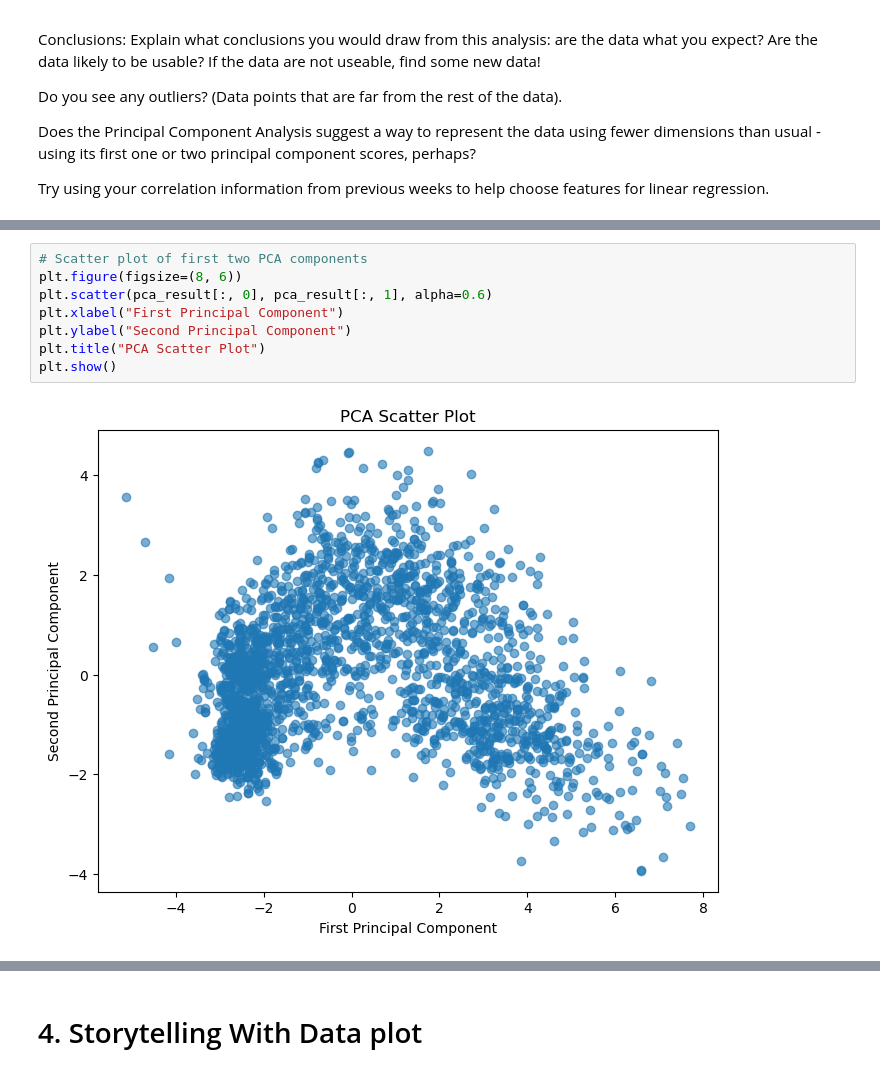
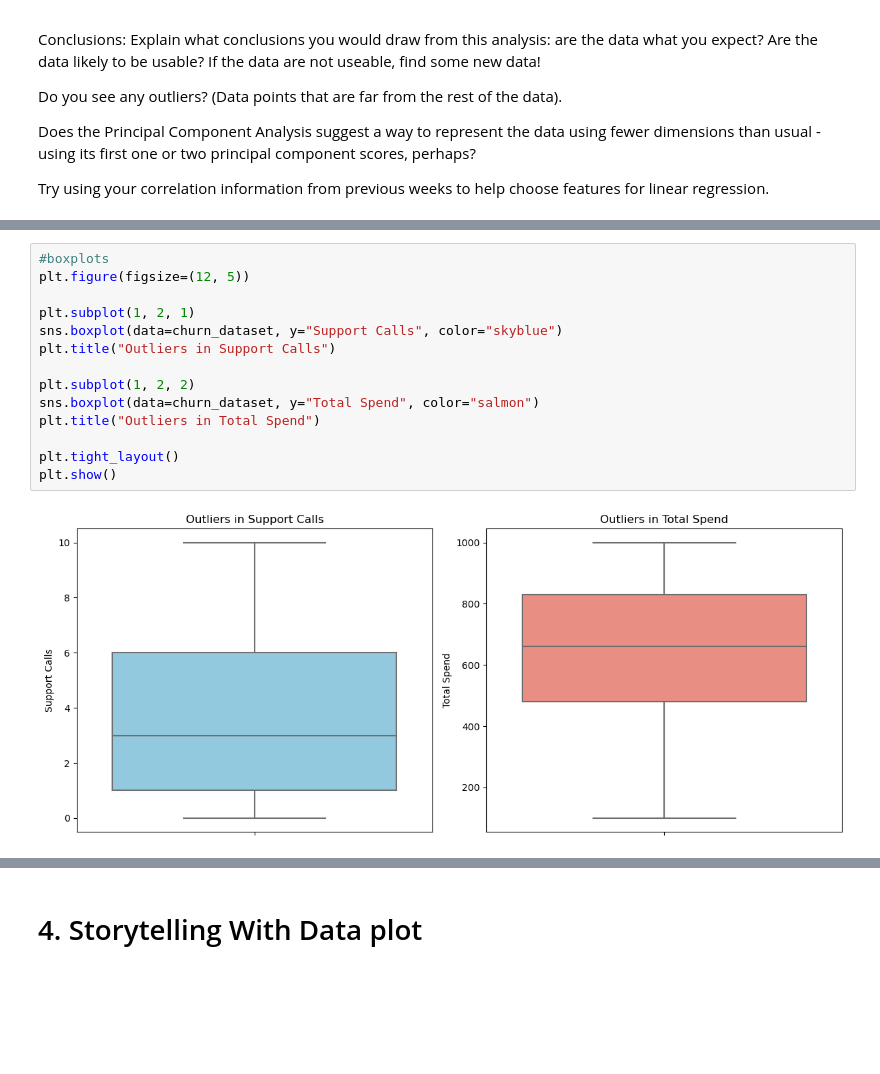
Before and after one commit to JakeOrionBU/milestone-3-hw, a Jupyter notebook: Week 9/OMDS-ModB2-Week9-Alvarez-Jake.ipynb, the cells around one changed output, grey strips where cells are left out. Drawn from its saved outputs; the diff is of its cells as text; blank space fills up the shorter version.

```diff
--- a/Week 9/OMDS-ModB2-Week9-Alvarez-Jake.ipynb
+++ b/Week 9/OMDS-ModB2-Week9-Alvarez-Jake.ipynb
@@ -153,10 +185,16 @@ Variance captured by first two PCs: 35.73%
 # %%
-# Scatter plot of first two PCA components
-plt.figure(figsize=(8, 6))
-plt.scatter(pca_result[:, 0], pca_result[:, 1], alpha=0.6)
-plt.xlabel("First Principal Component")
-plt.ylabel("Second Principal Component")
-plt.title("PCA Scatter Plot")
+#boxplots
+plt.figure(figsize=(12, 5))
+
+plt.subplot(1, 2, 1)
+sns.boxplot(data=churn_dataset, y="Support Calls", color="skyblue")
+plt.title("Outliers in Support Calls")
+
+plt.subplot(1, 2, 2)
+sns.boxplot(data=churn_dataset, y="Total Spend", color="salmon")
+plt.title("Outliers in Total Spend")
+
+plt.tight_layout()
 plt.show()
 # %% [output]
-[figure, old version]
+[figure, new version]
```
Also changed, not shown: parts of 19 cells of this notebook, 11 other files.
